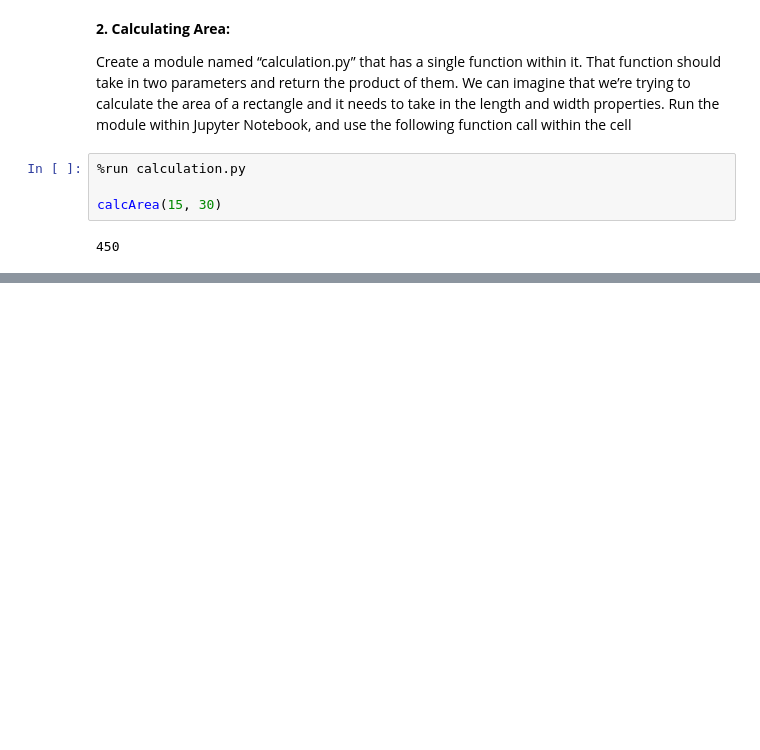
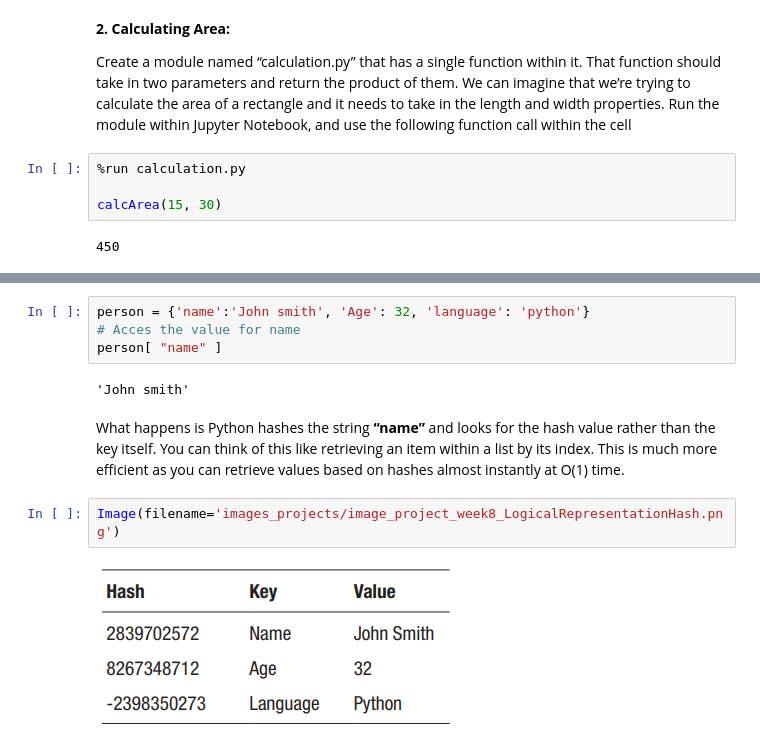
Before and after one commit to python-bootcamp-organization/Python-Bootcamp-101, a Jupyter notebook: Eight_week.ipynb, the cells around one changed output, grey strips where cells are left out. Saved outputs shown, nothing was run; the diff lists cells and outputs as text; blank space fills up the shorter version.

```diff
--- a/Eight_week.ipynb
+++ b/Eight_week.ipynb
@@ -437,0 +508,15 @@ calcArea(15, 30)
+# %%
+person = {'name':'John smith', 'Age': 32, 'language': 'python'}
+# Acces the value for name
+person[ "name" ]
+# %% [output]
+'John smith'
+# %% [markdown]
+What happens is Python hashes the string **“name”** and looks for the hash value
+rather than the key itself. You can think of this like retrieving an item within a list by its
+index. This is much more efficient as you can retrieve values based on hashes almost
+instantly at O(1) time.
+# %%
+Image(filename='images_projects/image_project_week8_LogicalRepresentationHash.png')
+# %% [output]
+[figure, added]
```
Also changed, not shown: parts of 27 cells of this notebook, 7 other files.
